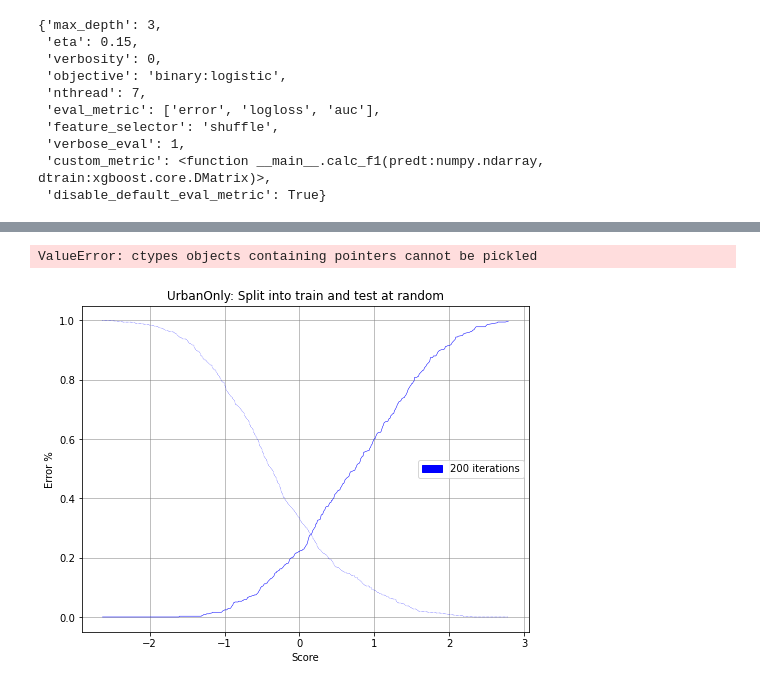
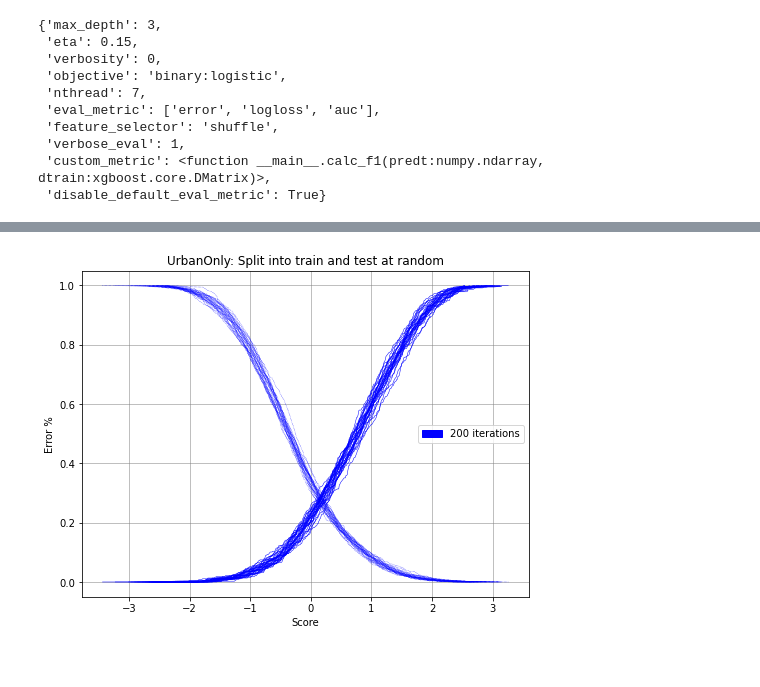
Before and after one commit to AniDas10/Urban-Rural, a Jupyter notebook: learn.ipynb, the cells around one changed output, grey strips where cells are left out. Drawn from its saved outputs; the diff is of its cells as text; code cells hidden in the pictures.

```diff
--- a/learn.ipynb
+++ b/learn.ipynb
@@ -143,7 +143,7 @@ Train=subD.get_subset(train_selector)
 Test=subD.get_subset(~train_selector)
 
 param['num_round']=200
-log200=simple_bootstrap('xgb',Train,Test,param,ensemble_size=1)
+log200=simple_bootstrap('xgb',Train,Test,param,ensemble_size=30)
 
 styled_logs=[
     {   'log':log200,
@@ -182,5 +182,4 @@ iter 0
-ValueError: ctypes objects containing pointers cannot be pickled
-[figure, old version]
+[figure, new version]
 # %%
 urban=False
 area= 'Urban' if urban else 'Rural'
```
Also changed, not shown: parts of 3 cells of this notebook, 9 other files.
